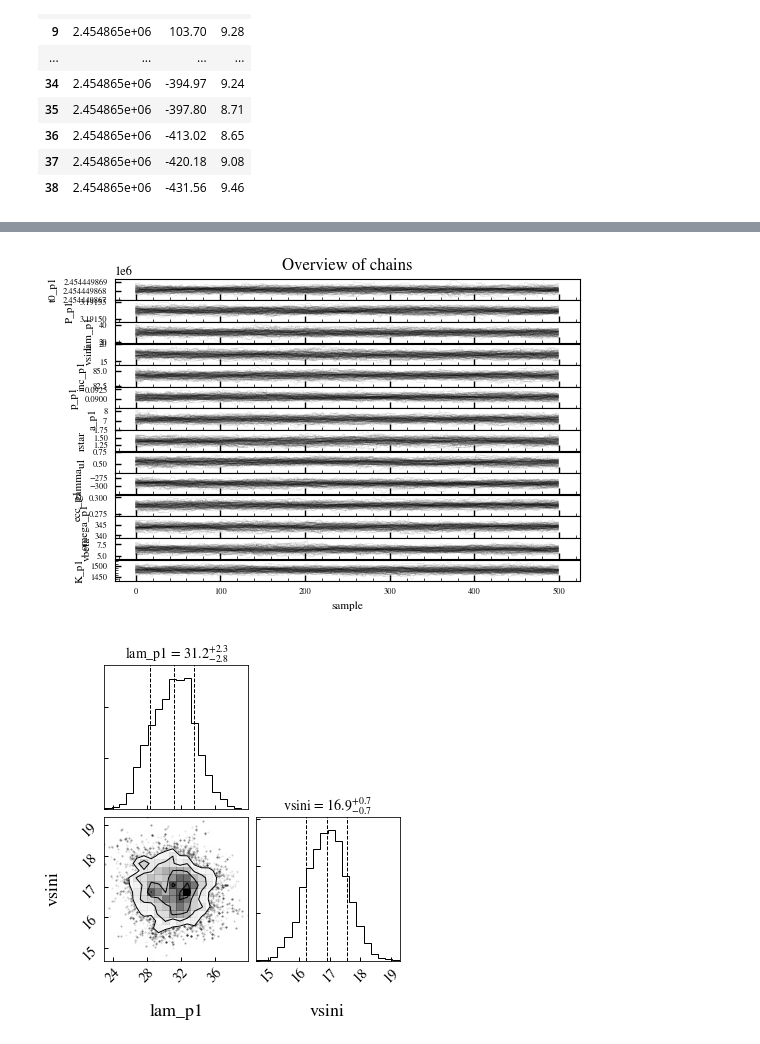
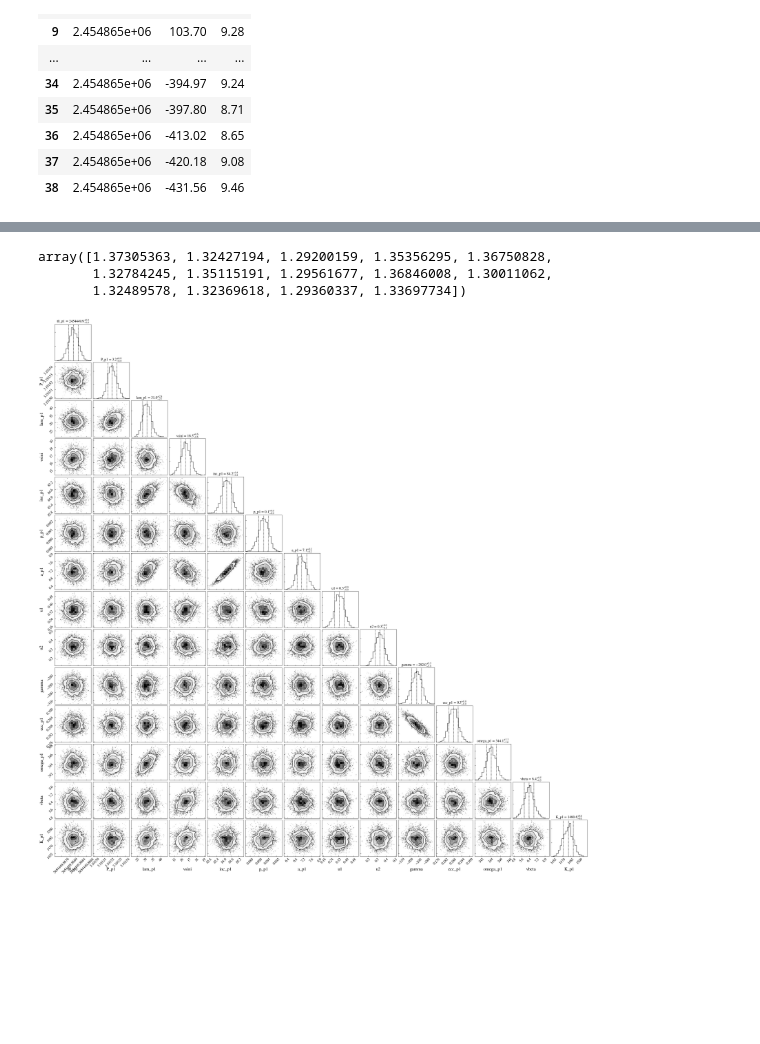
Before and after one commit to gummiks/rmfit, a Jupyter notebook: notebooks/02 - Example Data - XO-3b.ipynb, the cells around one changed output, grey strips where cells are left out. Saved outputs shown, nothing was run; the diff lists cells and outputs as text; code cells hidden in the pictures; blank space fills up the shorter version.

Commit message:
update plots and XO-3 priors

```diff
--- a/notebooks/02 - Example Data - XO-3b.ipynb
+++ b/notebooks/02 - Example Data - XO-3b.ipynb
@@ -4,3 +6,12 @@ import numpy as np
 import matplotlib.pyplot as plt
 from importlib import reload
 %matplotlib inline
+from matplotlib import rcParams
+rcParams["axes.formatter.useoffset"] = False
+rcParams['axes.formatter.limits'] = -15,15
+rcParams['mathtext.fontset'] = 'stix'
+rcParams['font.family'] = 'STIXGeneral'
+rcParams['xtick.direction']='in'
+rcParams['ytick.direction']='in'
+import sys
+sys.path.pop(0)
@@ -109,0 +154,7 @@ TF.plot_lc_mcmc_fit()
+# %%
+# Make flatchain and posteriors
+burnin_index = 200
+chains_after_burnin = TF.sampler.chain[:,burnin_index:,:]
+flatchain = chains_after_burnin.reshape((-1,len(TF.lpf.ps_vary.priors)))
+df_post = pd.DataFrame(flatchain,columns=TF.lpf.ps_vary.labels)
+df_post
@@ -110,8 +175,15 @@ TF.plot_lc_mcmc_fit()
+# %%
+# Assess convergence, should be close to 1 (usually within a few percent, if not, then rerun MCMC with more steps)
+# This example for example would need a lot more steps, but keeping steps fewer for a quick minimal example
+# Usually good to let it run for 10000 - 20000 steps for a 'production run'
+rmfit.mcmc_help.gelman_rubin(chains_after_burnin)
+# %% [output]
+array([1.37305363, 1.32427194, 1.29200159, 1.35356295, 1.36750828,
+       1.32784245, 1.35115191, 1.29561677, 1.36846008, 1.30011062,
+       1.32489578, 1.32369618, 1.29360337, 1.33697734])
 # %%
-from astropylib import mcFunc
-mcFunc.plot_chains(TF.sampler.chain,labels=TF.lpf.ps_vary.labels)
-fig = mcFunc.plot_corner(TF.sampler.chain[:,300:,[2,3]],
-       show_titles=True,labels=np.array(TF.lpf.ps_vary.descriptions)[[2,3]],title_fmt='.1f',xlabcord=(0.5, -0.2))
+# Plot corner plot
+fig = rmfit.mcmc_help.plot_corner(chains_after_burnin,
+       show_titles=True,labels=np.array(TF.lpf.ps_vary.descriptions),title_fmt='.1f',xlabcord=(0.5, -0.2))
 # %% [output]
-[figure, old version]
+[figure, new version]
-[figure, removed]
```
Also changed, not shown: parts of 21 cells of this notebook, 7 other files.
